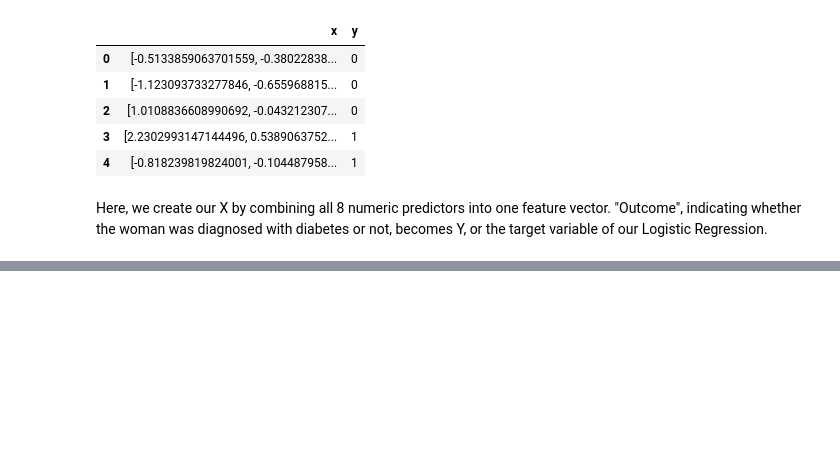
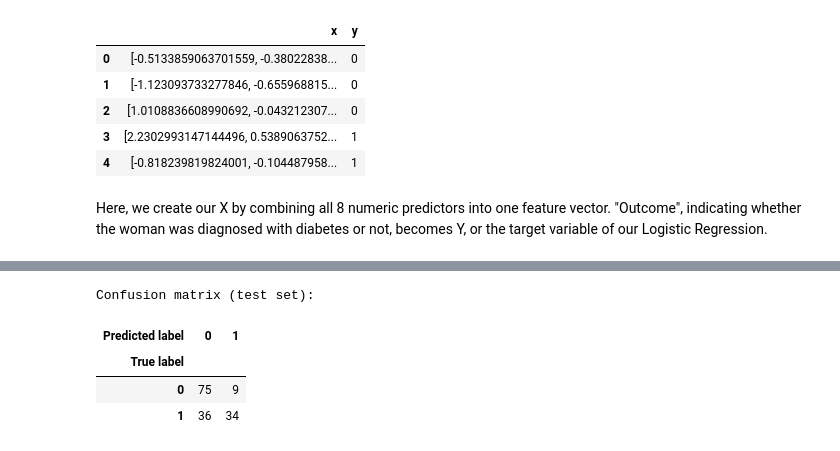
Before and after one commit to jonathanwoo17/INDE-577-F25, a Jupyter notebook: examples/supervised_learning/logistic_regression/logistic_regression.ipynb, the cells around one changed output, grey strips where cells are left out. Saved outputs shown, nothing was run; the diff lists cells and outputs as text; code cells hidden in the pictures; blank space fills up the shorter version.

```diff
--- a/examples/supervised_learning/logistic_regression/logistic_regression.ipynb
+++ b/examples/supervised_learning/logistic_regression/logistic_regression.ipynb
@@ -151,0 +308,19 @@ NameError: name 'make_xy_dataframe' is not defined
+# %%
+# Evaluate logistic regression with a confusion matrix on the test set
+
+# Get predicted labels on the test set (using the default 0.5 threshold)
+y_test_pred = log_reg.predict(df_test)
+
+conf_mat = pd.crosstab(
+    pd.Series(y_test, name="True label"),
+    pd.Series(y_test_pred, name="Predicted label"),
+)
+
+print("Confusion matrix (test set):")
+display(conf_mat)
+# %% [output]
+Confusion matrix (test set):
+| Predicted label | 0 | 1 |
+| True label |  |  |
+| 0 | 75 | 9 |
+| 1 | 36 | 34 |
```
Also changed, not shown: parts of 16 cells of this notebook.
